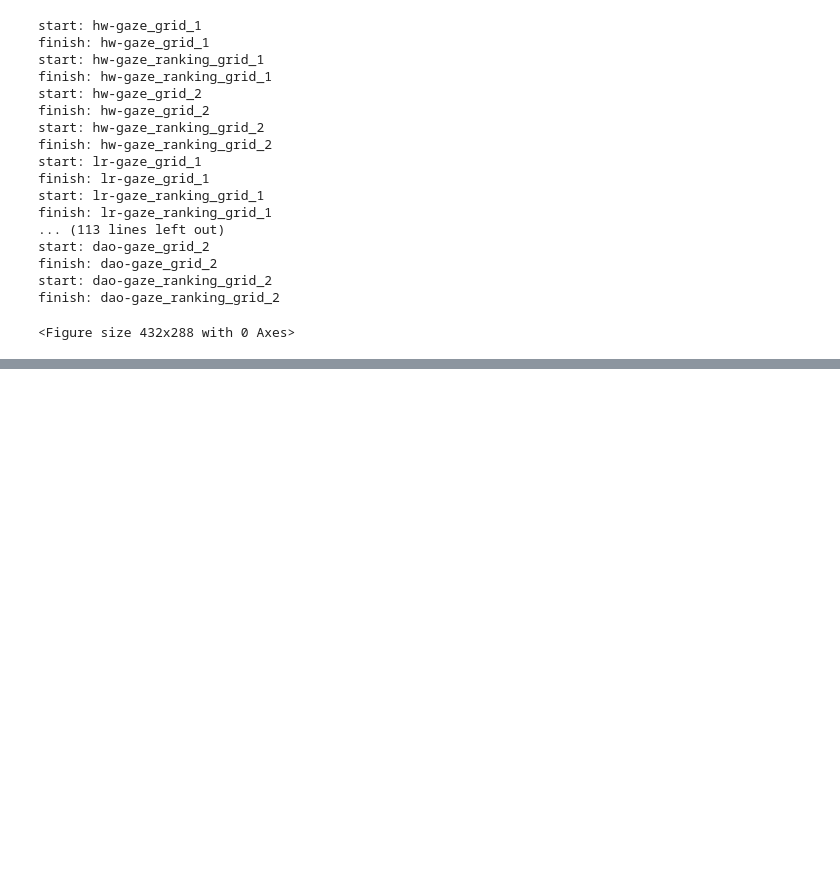
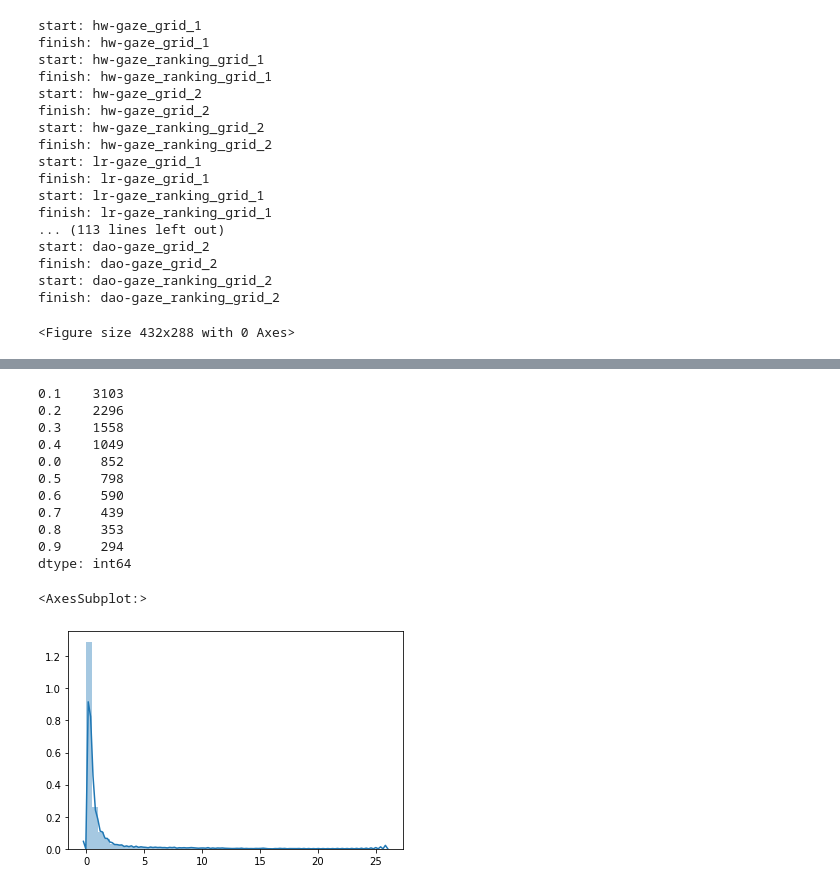
Before and after one commit to Joilence/Gaze-on-Grid, a Jupyter notebook: data-analysis/gaze_analysis.ipynb, the cells around one changed output, grey strips where cells are left out. Drawn from its saved outputs; the diff is of its cells as text; code cells hidden in the pictures; blank space fills up the shorter version.

Commit message:
add stats in gaze ana

```diff
--- a/data-analysis/gaze_analysis.ipynb
+++ b/data-analysis/gaze_analysis.ipynb
@@ -170,0 +170,18 @@ finish: dao-gaze_ranking_grid_2
+# %%
+all_v = []
+for name in names:
+    gaze_data = pd.read_json(data_path + name + '_gaze.txt', lines=True)
+    for event in events:
+        if 'ranking' in event: continue
+        # load data
+        data = gaze_data.loc[gaze_data['record_event'] == event]
+        # drop NaN (happened in 'co' data)
+        data.dropna(inplace=True)
+        # remove outlier
+        data = remove_outlier_by_z(data, xn)
+        data = remove_outlier_by_z(data, yn)
+        # construct attr
+        _, v, _ = calculate_dist_and_veloc(data)
+        v = [round(x, 1) for x in v]
+        all_v.extend(v)
+        print('finish: ' + name + '-' + event)
@@ -170,0 +206,18 @@ finish: dao-gaze_ranking_grid_2
+# %%
+all_v = pd.Series(all_v)
+print(all_v.value_counts().head(10))
+sns.distplot(all_v)
+# %% [output]
+0.1    3103
+0.2    2296
+0.3    1558
+0.4    1049
+0.0     852
+0.5     798
+0.6     590
+0.7     439
+0.8     353
+0.9     294
+dtype: int64
+<AxesSubplot:>
+[figure, added]
```
Also changed, not shown: parts of 6 cells of this notebook, 1 other file.
